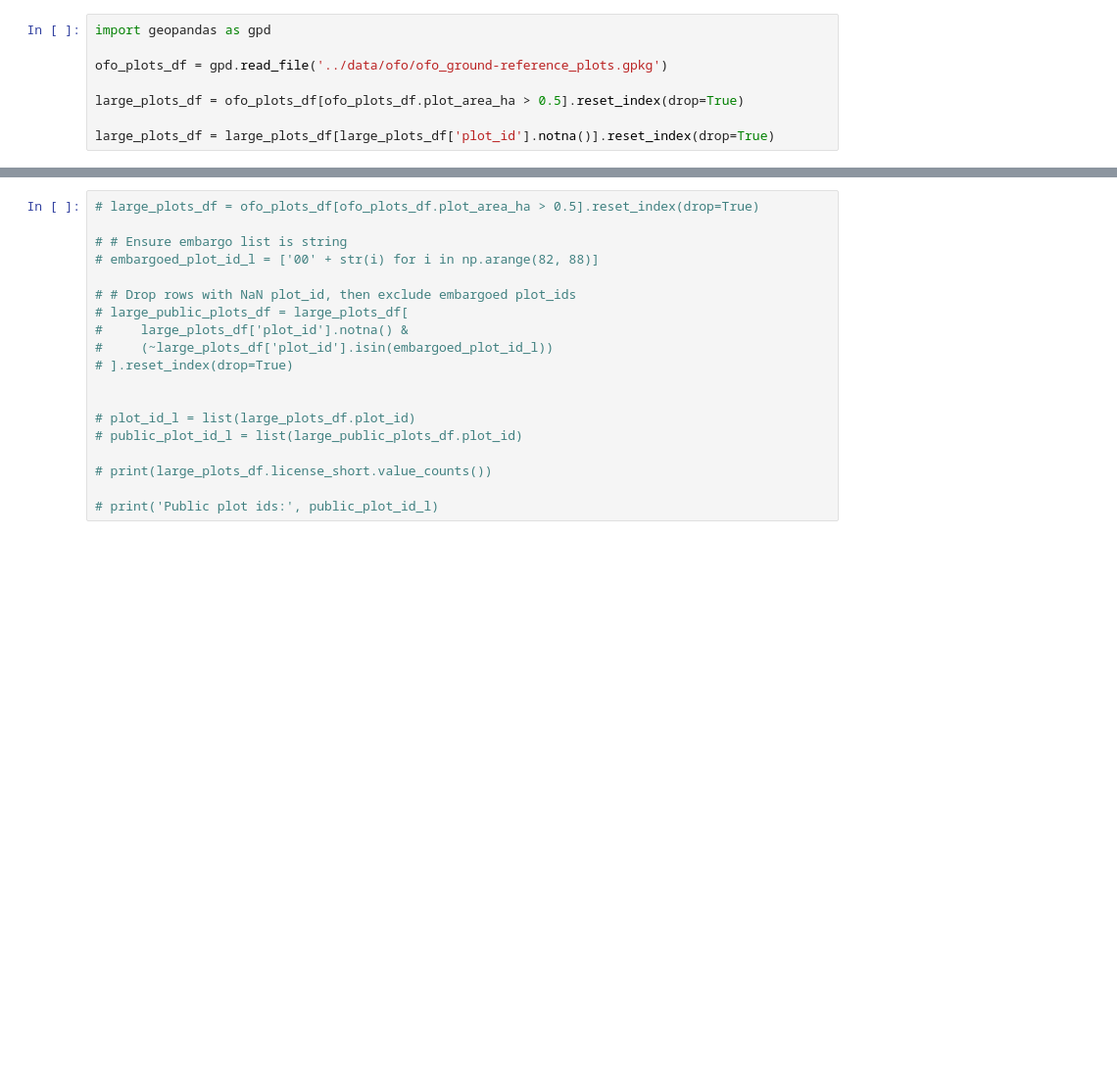
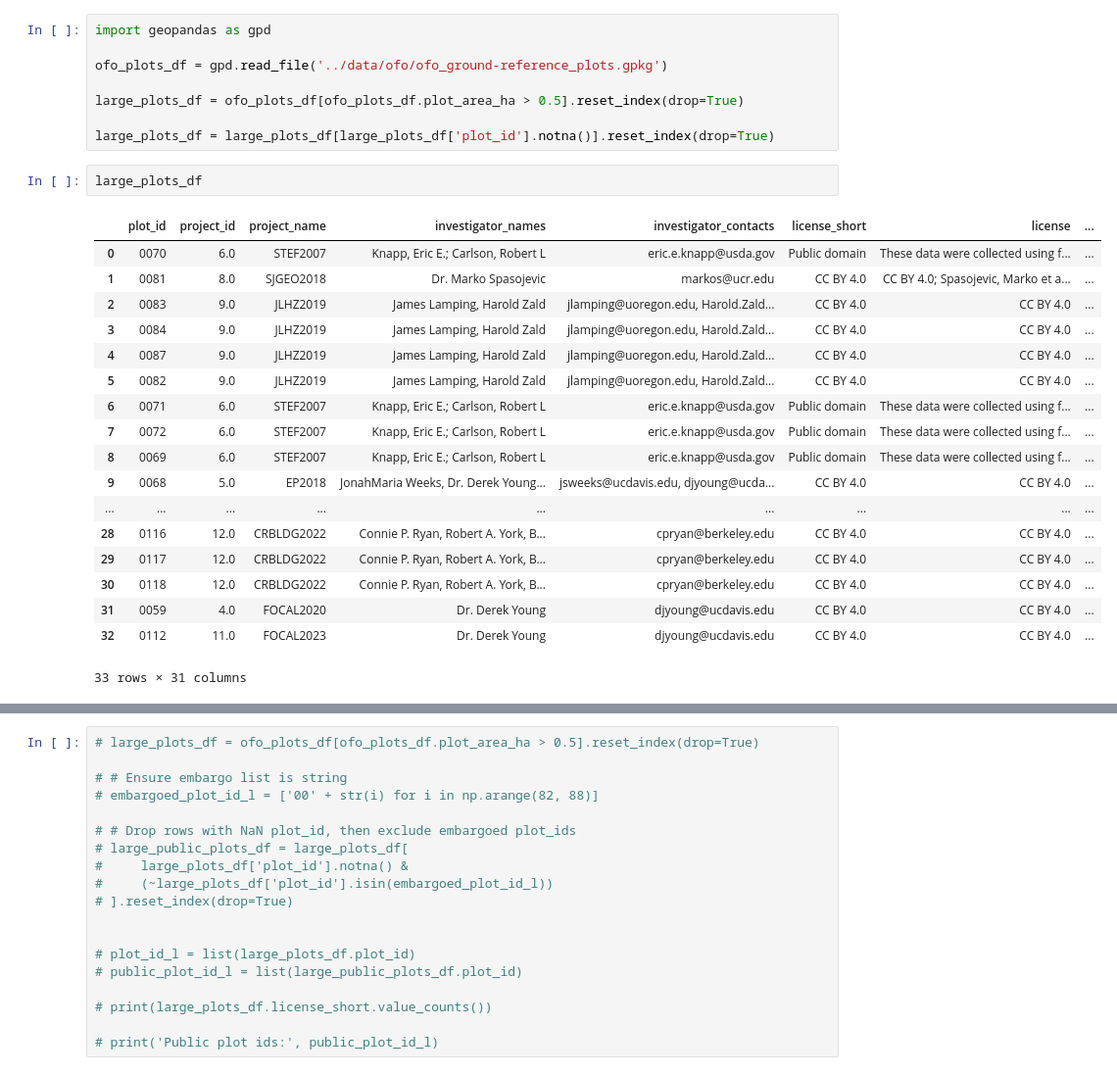
Before and after one commit to dangause/rs-hsi-botany, a Jupyter notebook: notebooks/ofo_eda.ipynb, the cells around one changed output, grey strips where cells are left out. Shown: that part at 98% size. Drawn from its saved outputs; the diff is of its cells as text; blank space fills up the shorter version.

```diff
--- a/notebooks/ofo_eda.ipynb
+++ b/notebooks/ofo_eda.ipynb
@@ -72,3 +72,24 @@ ofo_plots_df = gpd.read_file('../data/ofo/ofo_ground-reference_plots.gpkg')
 large_plots_df = ofo_plots_df[ofo_plots_df.plot_area_ha > 0.5].reset_index(drop=True)
 
 large_plots_df = large_plots_df[large_plots_df['plot_id'].notna()].reset_index(drop=True)
+# %%
+large_plots_df
+# %% [output]
+|  | plot_id | project_id | project_name | investigator_names | investigator_contacts | license_short | license | ... |
+| 0 | 0070 | 6.0 | STEF2007 | Knapp, Eric E.; Carlson, Robert L | eric.e.knapp@usda.gov | Public domain | These data were collected using f... | ... |
+| 1 | 0081 | 8.0 | SJGEO2018 | Dr. Marko Spasojevic | markos@ucr.edu | CC BY 4.0 | CC BY 4.0; Spasojevic, Marko et a... | ... |
+| 2 | 0083 | 9.0 | JLHZ2019 | James Lamping, Harold Zald | jlamping@uoregon.edu, Harold.Zald... | CC BY 4.0 | CC BY 4.0 | ... |
+| 3 | 0084 | 9.0 | JLHZ2019 | James Lamping, Harold Zald | jlamping@uoregon.edu, Harold.Zald... | CC BY 4.0 | CC BY 4.0 | ... |
+| 4 | 0087 | 9.0 | JLHZ2019 | James Lamping, Harold Zald | jlamping@uoregon.edu, Harold.Zald... | CC BY 4.0 | CC BY 4.0 | ... |
+| 5 | 0082 | 9.0 | JLHZ2019 | James Lamping, Harold Zald | jlamping@uoregon.edu, Harold.Zald... | CC BY 4.0 | CC BY 4.0 | ... |
+| 6 | 0071 | 6.0 | STEF2007 | Knapp, Eric E.; Carlson, Robert L | eric.e.knapp@usda.gov | Public domain | These data were collected using f... | ... |
+| 7 | 0072 | 6.0 | STEF2007 | Knapp, Eric E.; Carlson, Robert L | eric.e.knapp@usda.gov | Public domain | These data were collected using f... | ... |
+| 8 | 0069 | 6.0 | STEF2007 | Knapp, Eric E.; Carlson, Robert L | eric.e.knapp@usda.gov | Public domain | These data were collected using f... | ... |
+| 9 | 0068 | 5.0 | EP2018 | JonahMaria Weeks, Dr. Derek Young... | jsweeks@ucdavis.edu, djyoung@ucda... | CC BY 4.0 | CC BY 4.0 | ... |
+| ... | ... | ... | ... | ... | ... | ... | ... | ... |
+| 28 | 0116 | 12.0 | CRBLDG2022 | Connie P. Ryan, Robert A. York, B... | cpryan@berkeley.edu | CC BY 4.0 | CC BY 4.0 | ... |
+| 29 | 0117 | 12.0 | CRBLDG2022 | Connie P. Ryan, Robert A. York, B... | cpryan@berkeley.edu | CC BY 4.0 | CC BY 4.0 | ... |
+| 30 | 0118 | 12.0 | CRBLDG2022 | Connie P. Ryan, Robert A. York, B... | cpryan@berkeley.edu | CC BY 4.0 | CC BY 4.0 | ... |
+| 31 | 0059 | 4.0 | FOCAL2020 | Dr. Derek Young | djyoung@ucdavis.edu | CC BY 4.0 | CC BY 4.0 | ... |
+| 32 | 0112 | 11.0 | FOCAL2023 | Dr. Derek Young | djyoung@ucdavis.edu | CC BY 4.0 | CC BY 4.0 | ... |
+33 rows × 31 columns
```
Also changed, not shown: parts of 2 cells of this notebook, 6 other files.
